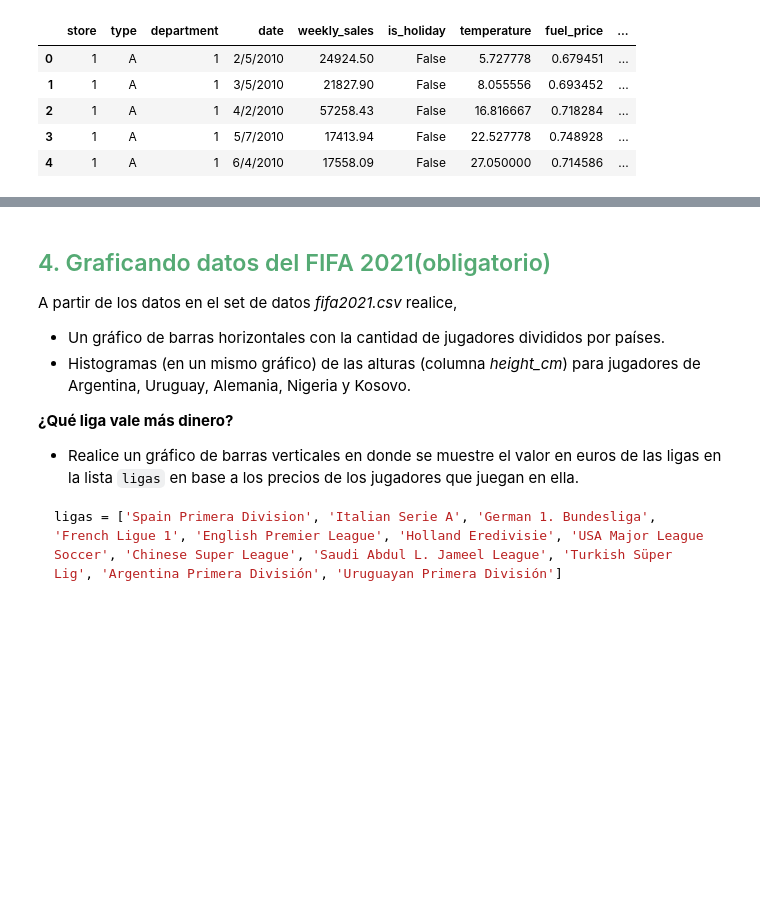
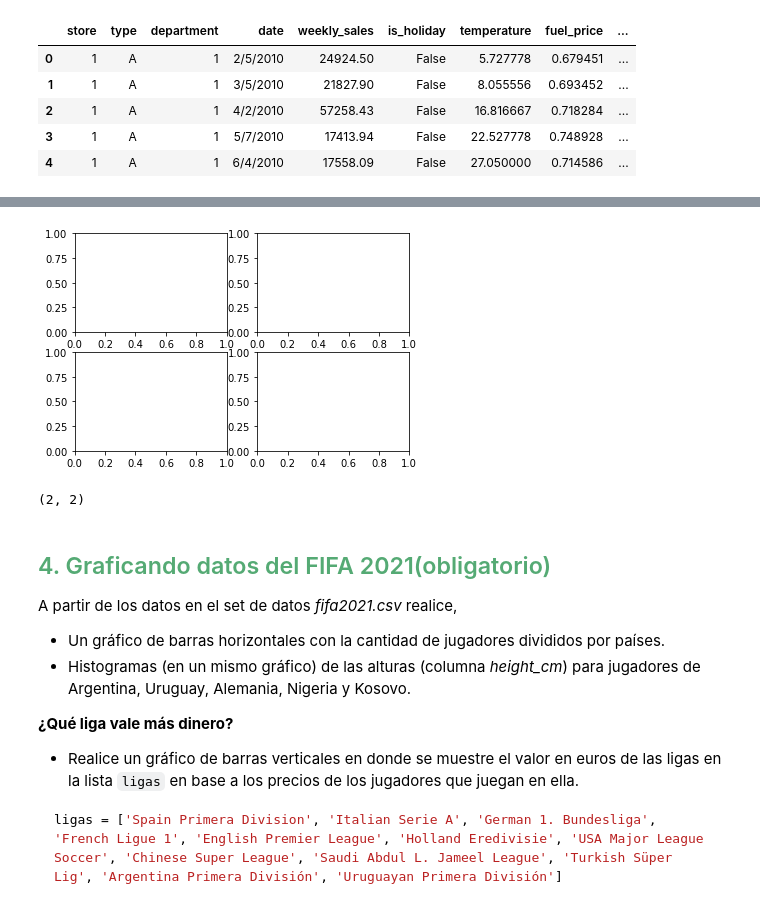
Before and after one commit to maximilianog258/PDAMaxiG, a Jupyter notebook: Ejercitación - Matplotlib/Ejercitación-Matplotlib.ipynb, the cells around one changed output, grey strips where cells are left out. Drawn from its saved outputs; the diff is of its cells as text; code cells hidden in the pictures; blank space fills up the shorter version.

```diff
--- a/Ejercitación - Matplotlib/Ejercitación-Matplotlib.ipynb
+++ b/Ejercitación - Matplotlib/Ejercitación-Matplotlib.ipynb
@@ -245,3 +274,10 @@ SyntaxError: invalid syntax (Temp/ipykernel_8632/1798080872.py, line 2)
+# %%
+fig, ax = plt.subplots(nrows = 2, ncols = 2)
+plt.show()
+ax.shape
+# %% [output]
+[figure, added]
+(2, 2)
 # %% [markdown]
 ## <span style='color:#55aa74'>4. Graficando datos del FIFA 2021(obligatorio)</span>
 
```
Also changed, not shown: parts of 4 cells of this notebook.
